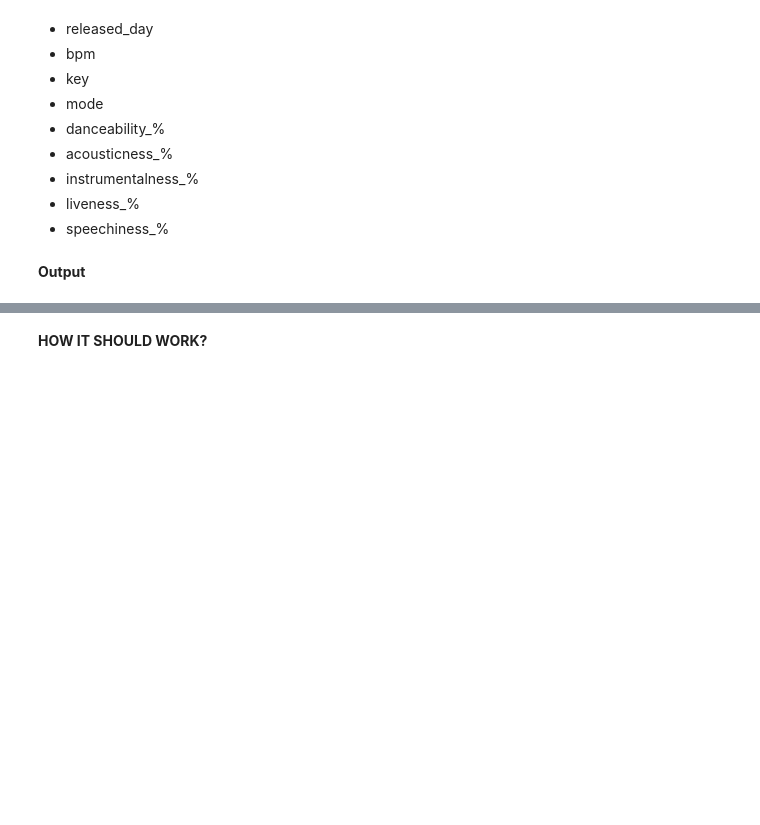
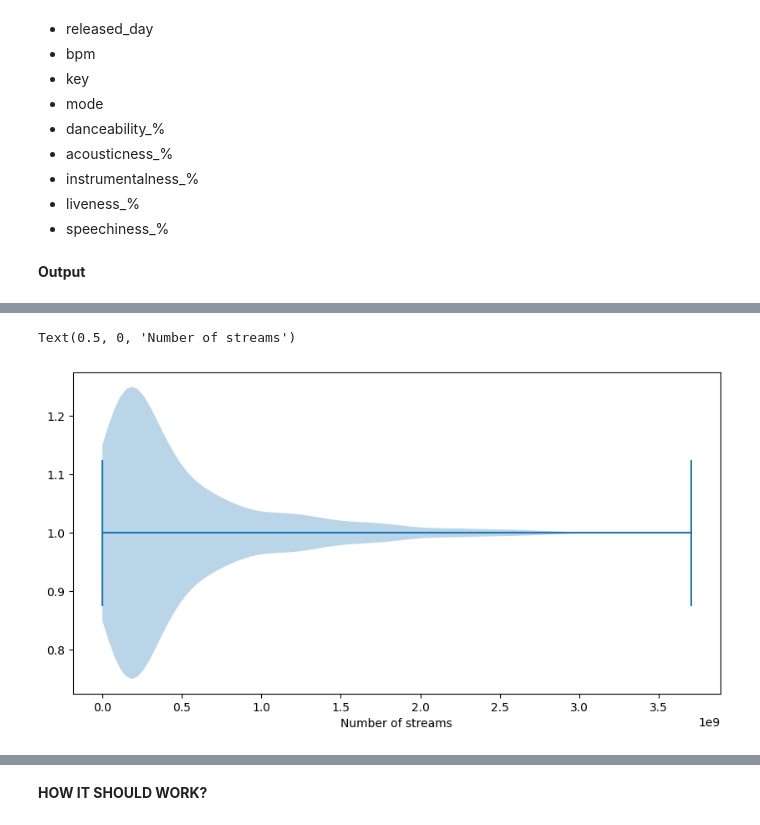
Before and after one commit to jako323/Most-Streamed-Songs-with-Python-Machine-Learning, a Jupyter notebook: PfML_Project_Research.ipynb, the cells around one changed output, grey strips where cells are left out. Saved outputs shown, nothing was run; the diff lists cells and outputs as text; code cells hidden in the pictures; blank space fills up the shorter version.

```diff
--- a/PfML_Project_Research.ipynb
+++ b/PfML_Project_Research.ipynb
@@ -209,0 +255,9 @@ sns.heatmap(corr, square=True, annot=True)
+# %%
+import matplotlib.pyplot as plt
+
+plt.figure(figsize=(10,5))
+plt.violinplot(output_dataset['streams'], vert=False)
+plt.xlabel('Number of streams')
+# %% [output]
+Text(0.5, 0, 'Number of streams')
+[figure, added]
```
Also changed, not shown: parts of 9 cells of this notebook.
